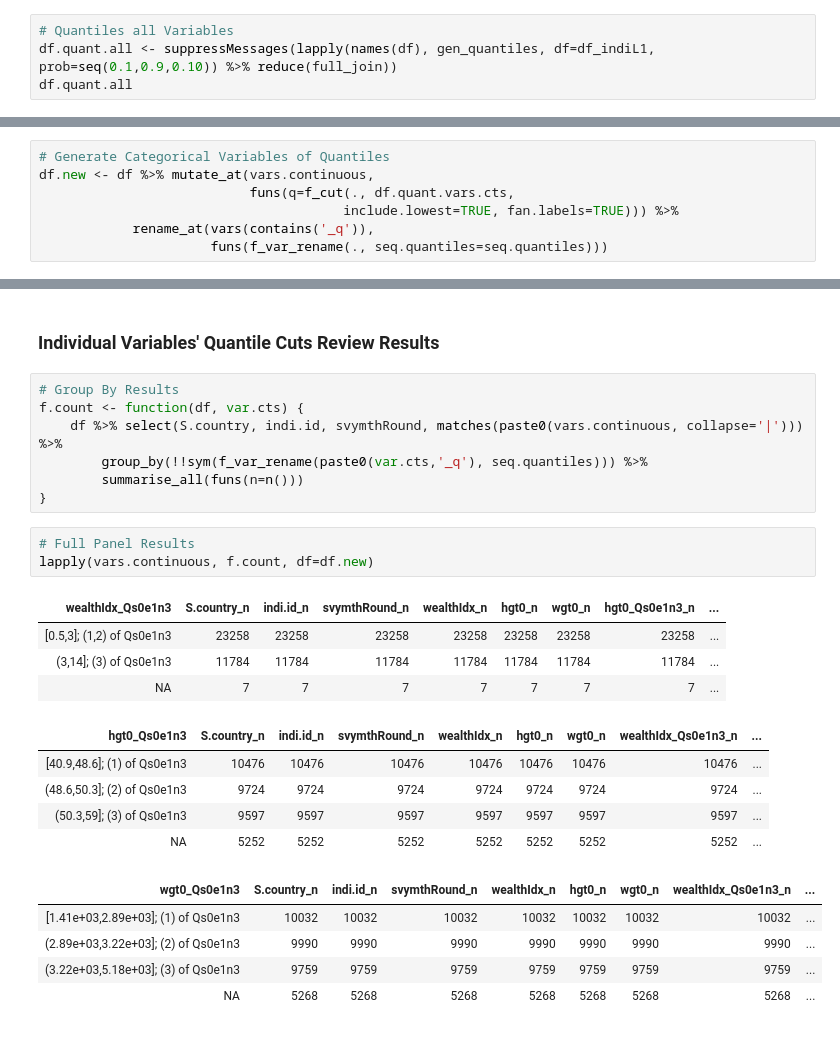
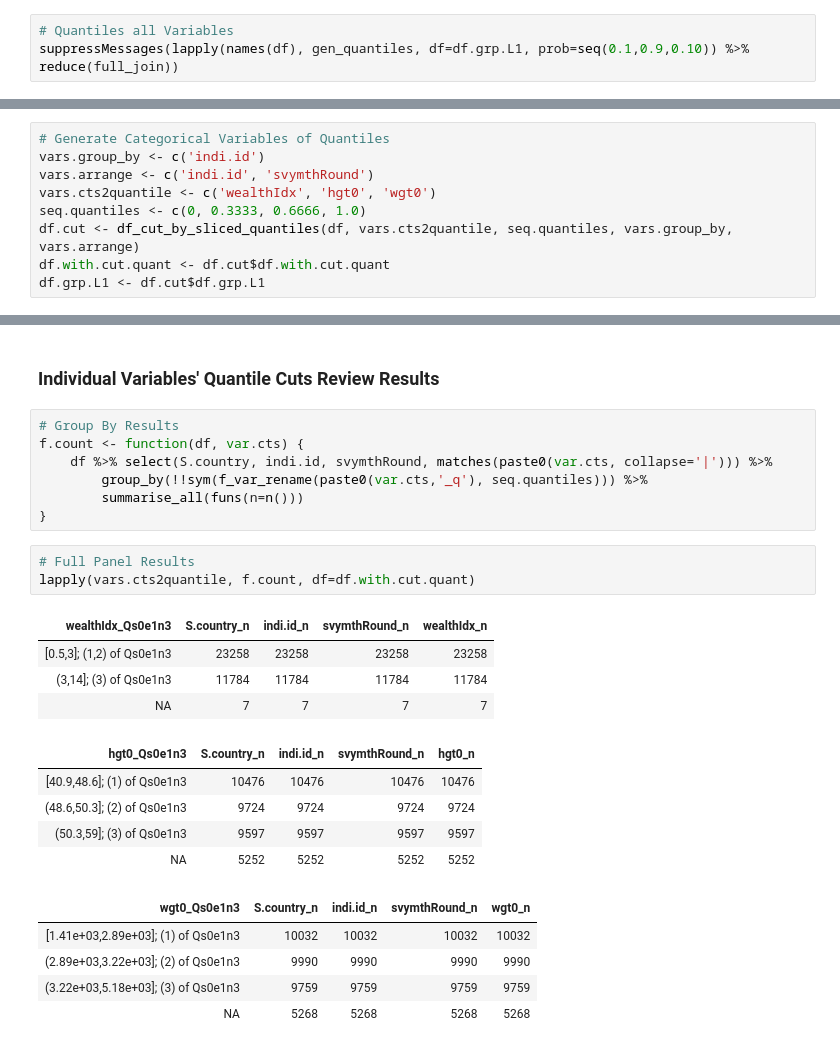
Before and after one commit to FanWangEcon/R4Econ, a Jupyter notebook: generate/quantile/VarCateIdxVarsQuantiles.ipynb, the cells around one changed output, grey strips where cells are left out. Cells and saved outputs as stored; diff of their text form.

Commit message:
Quantile Generation Group Slicing + Cut Panel cleaned-up

```diff
--- a/generate/quantile/VarCateIdxVarsQuantiles.ipynb
+++ b/generate/quantile/VarCateIdxVarsQuantiles.ipynb
@@ -83,7 +187,6 @@ Joining, by = "quant.perc"
 # %%
 # Quantiles all Variables
-df.quant.all <- suppressMessages(lapply(names(df), gen_quantiles, df=df_indiL1, prob=seq(0.1,0.9,0.10)) %>% reduce(full_join))
-df.quant.all
+suppressMessages(lapply(names(df), gen_quantiles, df=df.grp.L1, prob=seq(0.1,0.9,0.10)) %>% reduce(full_join))
 # %% [output]
 Warning message in quantile(as.numeric(df[[var]]), prob, na.rm = TRUE):
 "NAs introduced by coercion"Warning message in quantile(as.numeric(df[[var]]), prob, na.rm = TRUE):
@@ -183,7 +237,0 @@ f_var_rename <- function(name, seq.quantiles) {
-# %%
-# Generate Categorical Variables of Quantiles
-df.new <- df %>% mutate_at(vars.continuous,
-                           funs(q=f_cut(., df.quant.vars.cts,
-                                       include.lowest=TRUE, fan.labels=TRUE))) %>%
-            rename_at(vars(contains('_q')),
-                      funs(f_var_rename(., seq.quantiles=seq.quantiles)))
@@ -207,0 +238,9 @@ df.new <- df %>% mutate_at(vars.continuous,
+# %%
+# Generate Categorical Variables of Quantiles
+vars.group_by <- c('indi.id')
+vars.arrange <- c('indi.id', 'svymthRound')
+vars.cts2quantile <- c('wealthIdx', 'hgt0', 'wgt0')
+seq.quantiles <- c(0, 0.3333, 0.6666, 1.0)
+df.cut <- df_cut_by_sliced_quantiles(df, vars.cts2quantile, seq.quantiles, vars.group_by, vars.arrange)
+df.with.cut.quant <- df.cut$df.with.cut.quant
+df.grp.L1 <- df.cut$df.grp.L1
@@ -210,27 +273,27 @@ df.new <- df %>% mutate_at(vars.continuous,
 # %%
 # Group By Results
 f.count <- function(df, var.cts) {
-    df %>% select(S.country, indi.id, svymthRound, matches(paste0(vars.continuous, collapse='|'))) %>%
+    df %>% select(S.country, indi.id, svymthRound, matches(paste0(var.cts, collapse='|'))) %>%
         group_by(!!sym(f_var_rename(paste0(var.cts,'_q'), seq.quantiles))) %>%
         summarise_all(funs(n=n()))
 }
 # %%
 # Full Panel Results
-lapply(vars.continuous, f.count, df=df.new)
+lapply(vars.cts2quantile, f.count, df=df.with.cut.quant)
 # %% [output]
-| wealthIdx_Qs0e1n3 | S.country_n | indi.id_n | svymthRound_n | wealthIdx_n | hgt0_n | wgt0_n | hgt0_Qs0e1n3_n | ... |
-| [0.5,3]; (1,2) of Qs0e1n3 | 23258 | 23258 | 23258 | 23258 | 23258 | 23258 | 23258 | ... |
-| (3,14]; (3) of Qs0e1n3 | 11784 | 11784 | 11784 | 11784 | 11784 | 11784 | 11784 | ... |
-| NA | 7 | 7 | 7 | 7 | 7 | 7 | 7 | ... |
+| wealthIdx_Qs0e1n3 | S.country_n | indi.id_n | svymthRound_n | wealthIdx_n |
+| [0.5,3]; (1,2) of Qs0e1n3 | 23258 | 23258 | 23258 | 23258 |
+| (3,14]; (3) of Qs0e1n3 | 11784 | 11784 | 11784 | 11784 |
+| NA | 7 | 7 | 7 | 7 |
-| hgt0_Qs0e1n3 | S.country_n | indi.id_n | svymthRound_n | wealthIdx_n | hgt0_n | wgt0_n | wealthIdx_Qs0e1n3_n | ... |
-| [40.9,48.6]; (1) of Qs0e1n3 | 10476 | 10476 | 10476 | 10476 | 10476 | 10476 | 10476 | ... |
-| (48.6,50.3]; (2) of Qs0e1n3 | 9724 | 9724 | 9724 | 9724 | 9724 | 9724 | 9724 | ... |
-| (50.3,59]; (3) of Qs0e1n3 | 9597 | 9597 | 9597 | 9597 | 9597 | 9597 | 9597 | ... |
-| NA | 5252 | 5252 | 5252 | 5252 | 5252 | 5252 | 5252 | ... |
+| hgt0_Qs0e1n3 | S.country_n | indi.id_n | svymthRound_n | hgt0_n |
+| [40.9,48.6]; (1) of Qs0e1n3 | 10476 | 10476 | 10476 | 10476 |
+| (48.6,50.3]; (2) of Qs0e1n3 | 9724 | 9724 | 9724 | 9724 |
+| (50.3,59]; (3) of Qs0e1n3 | 9597 | 9597 | 9597 | 9597 |
+| NA | 5252 | 5252 | 5252 | 5252 |
-| wgt0_Qs0e1n3 | S.country_n | indi.id_n | svymthRound_n | wealthIdx_n | hgt0_n | wgt0_n | wealthIdx_Qs0e1n3_n | ... |
-| [1.41e+03,2.89e+03]; (1) of Qs0e1n3 | 10032 | 10032 | 10032 | 10032 | 10032 | 10032 | 10032 | ... |
-| (2.89e+03,3.22e+03]; (2) of Qs0e1n3 | 9990 | 9990 | 9990 | 9990 | 9990 | 9990 | 9990 | ... |
-| (3.22e+03,5.18e+03]; (3) of Qs0e1n3 | 9759 | 9759 | 9759 | 9759 | 9759 | 9759 | 9759 | ... |
-| NA | 5268 | 5268 | 5268 | 5268 | 5268 | 5268 | 5268 | ... |
+| wgt0_Qs0e1n3 | S.country_n | indi.id_n | svymthRound_n | wgt0_n |
+| [1.41e+03,2.89e+03]; (1) of Qs0e1n3 | 10032 | 10032 | 10032 | 10032 |
+| (2.89e+03,3.22e+03]; (2) of Qs0e1n3 | 9990 | 9990 | 9990 | 9990 |
+| (3.22e+03,5.18e+03]; (3) of Qs0e1n3 | 9759 | 9759 | 9759 | 9759 |
+| NA | 5268 | 5268 | 5268 | 5268 |
 # %%
 # Results Individual Slice
```
Also changed, not shown: parts of 18 cells of this notebook, 2 other files.
